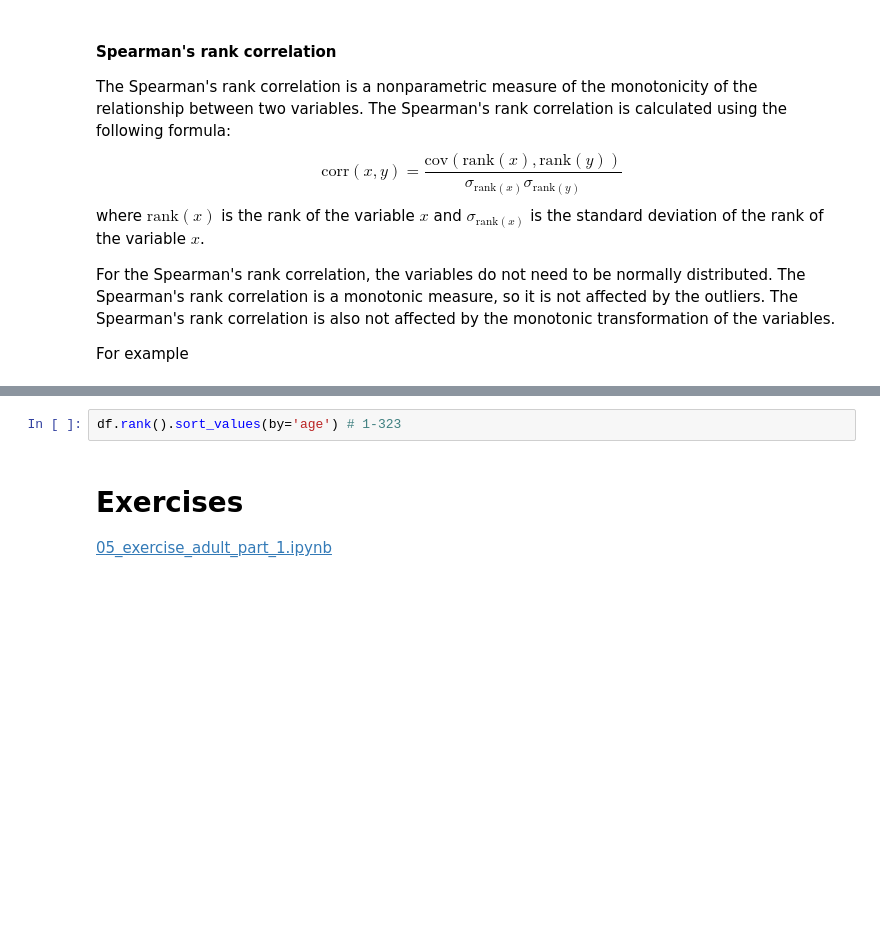
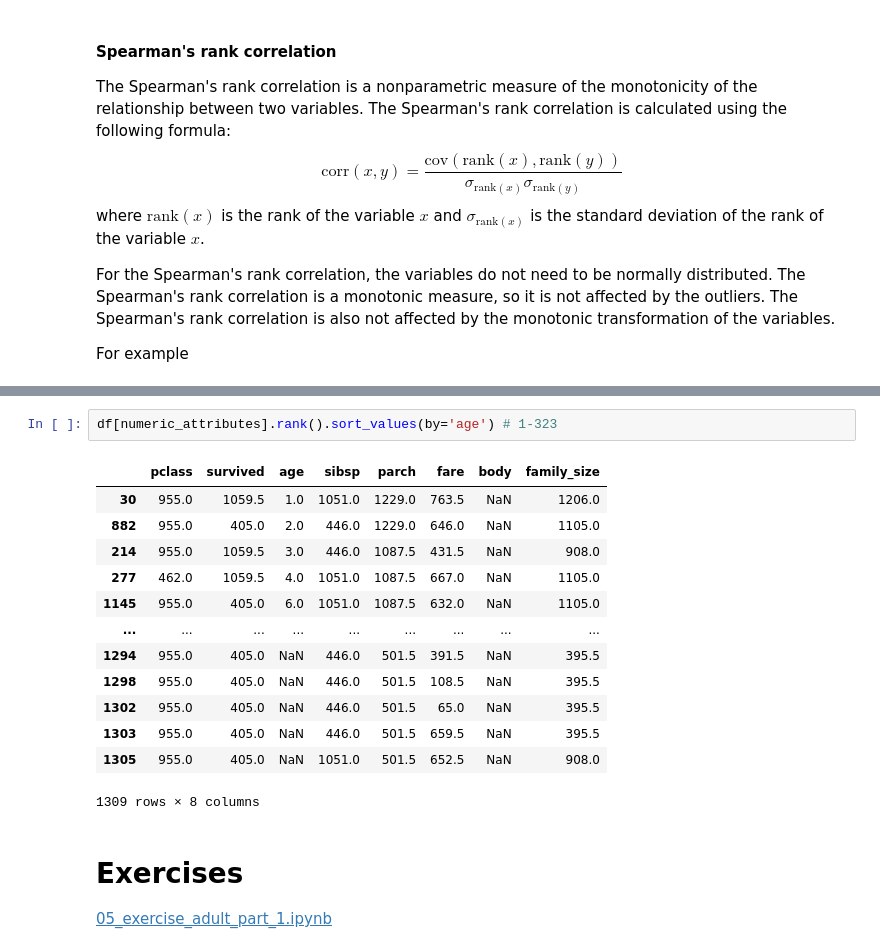
Before and after one commit to pedrojscardoso/MEEC_ISE_UALG_Introduction_to_data_science, a Jupyter notebook: 3-data-analysis/05_exploratory_data_analysis_part_1.ipynb, the cells around one changed output, grey strips where cells are left out. Drawn from its saved outputs; the diff is of its cells as text; blank space fills up the shorter version.

```diff
--- a/3-data-analysis/05_exploratory_data_analysis_part_1.ipynb
+++ b/3-data-analysis/05_exploratory_data_analysis_part_1.ipynb
@@ -439,5 +736,19 @@ df.corr(method='spearman').style.background_gradient(cmap='coolwarm')
 # %%
-df.rank().sort_values(by='age') # 1-323
+df[numeric_attributes].rank().sort_values(by='age') # 1-323
+# %% [output]
+|  | pclass | survived | age | sibsp | parch | fare | body | family_size |
+| 30 | 955.0 | 1059.5 | 1.0 | 1051.0 | 1229.0 | 763.5 | NaN | 1206.0 |
+| 882 | 955.0 | 405.0 | 2.0 | 446.0 | 1229.0 | 646.0 | NaN | 1105.0 |
+| 214 | 955.0 | 1059.5 | 3.0 | 446.0 | 1087.5 | 431.5 | NaN | 908.0 |
+| 277 | 462.0 | 1059.5 | 4.0 | 1051.0 | 1087.5 | 667.0 | NaN | 1105.0 |
+| 1145 | 955.0 | 405.0 | 6.0 | 1051.0 | 1087.5 | 632.0 | NaN | 1105.0 |
+| ... | ... | ... | ... | ... | ... | ... | ... | ... |
+| 1294 | 955.0 | 405.0 | NaN | 446.0 | 501.5 | 391.5 | NaN | 395.5 |
+| 1298 | 955.0 | 405.0 | NaN | 446.0 | 501.5 | 108.5 | NaN | 395.5 |
+| 1302 | 955.0 | 405.0 | NaN | 446.0 | 501.5 | 65.0 | NaN | 395.5 |
+| 1303 | 955.0 | 405.0 | NaN | 446.0 | 501.5 | 659.5 | NaN | 395.5 |
+| 1305 | 955.0 | 405.0 | NaN | 1051.0 | 501.5 | 652.5 | NaN | 908.0 |
+1309 rows × 8 columns
 # %% [markdown]
 # Exercises
 
```
Also changed, not shown: parts of 49 cells of this notebook, 8 other files.
